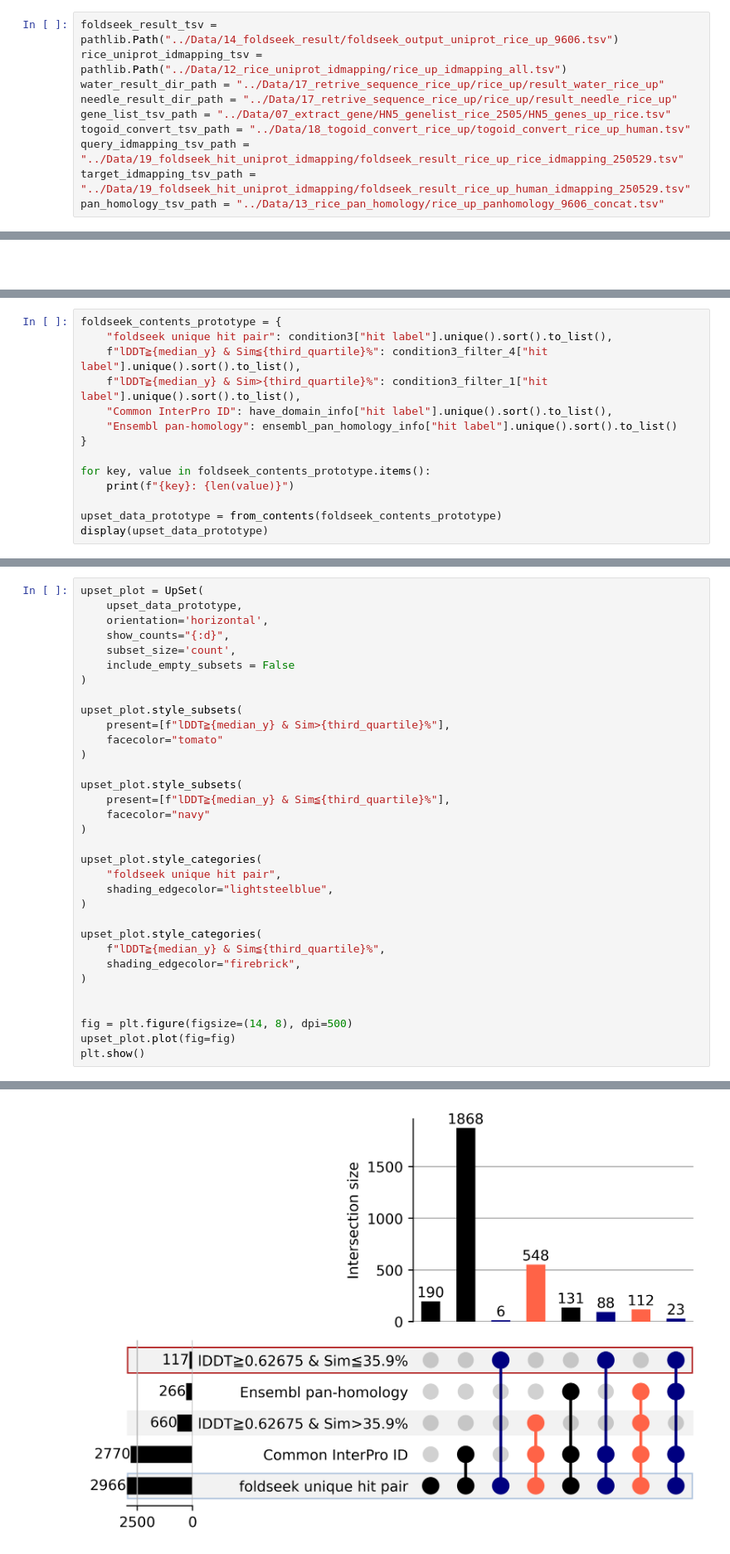
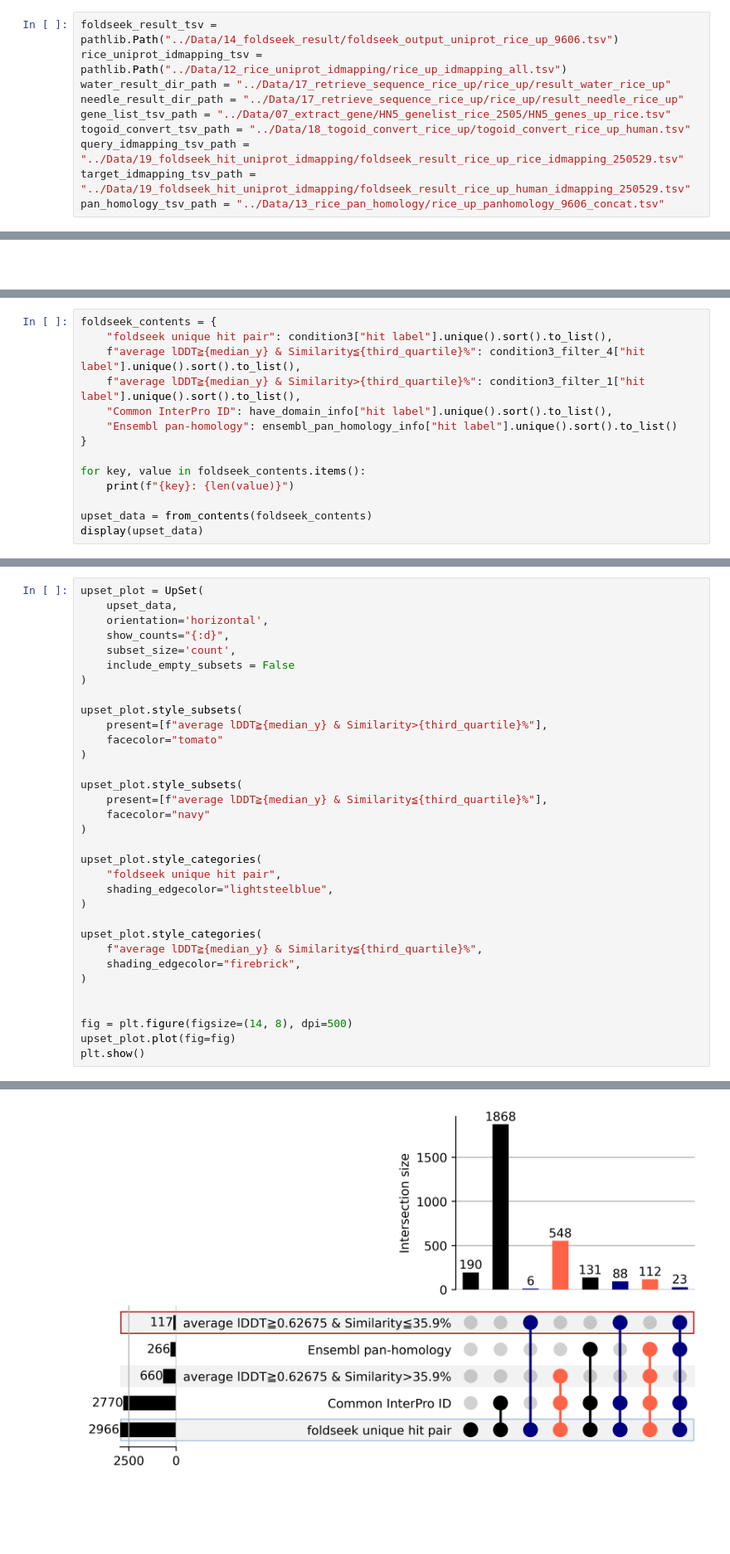
Before and after one commit to yonesora56/HS_rice_analysis, a Jupyter notebook: notebooks/13_foldseek_result_parse_2_up.ipynb, the cells around one changed output, grey strips where cells are left out. Shown at 83% size. Cells and saved outputs as stored; diff of their text form; blank space fills up the shorter version.

```diff
--- a/notebooks/13_foldseek_result_parse_2_up.ipynb
+++ b/notebooks/13_foldseek_result_parse_2_up.ipynb
@@ -23,8 +23,8 @@ Execute Date: 250529
 # %%
 foldseek_result_tsv = pathlib.Path("../Data/14_foldseek_result/foldseek_output_uniprot_rice_up_9606.tsv")
 rice_uniprot_idmapping_tsv = pathlib.Path("../Data/12_rice_uniprot_idmapping/rice_up_idmapping_all.tsv")
-water_result_dir_path = "../Data/17_retrive_sequence_rice_up/rice_up/result_water_rice_up"
-needle_result_dir_path = "../Data/17_retrive_sequence_rice_up/rice_up/result_needle_rice_up"
+water_result_dir_path = "../Data/17_retrieve_sequence_rice_up/rice_up/result_water_rice_up"
+needle_result_dir_path = "../Data/17_retrieve_sequence_rice_up/rice_up/result_needle_rice_up"
 gene_list_tsv_path = "../Data/07_extract_gene/HN5_genelist_rice_2505/HN5_genes_up_rice.tsv"
 togoid_convert_tsv_path = "../Data/18_togoid_convert_rice_up/togoid_convert_rice_up_human.tsv"
 query_idmapping_tsv_path = "../Data/19_foldseek_hit_uniprot_idmapping/foldseek_result_rice_up_rice_idmapping_250529.tsv"
@@ -1677,16 +1443,16 @@ shape: (1_899, 22)
 # %%
-foldseek_contents_prototype = {
+foldseek_contents = {
     "foldseek unique hit pair": condition3["hit label"].unique().sort().to_list(),
-    f"lDDT≧{median_y} & Sim≦{third_quartile}%": condition3_filter_4["hit label"].unique().sort().to_list(),
-    f"lDDT≧{median_y} & Sim>{third_quartile}%": condition3_filter_1["hit label"].unique().sort().to_list(),
+    f"average lDDT≧{median_y} & Similarity≦{third_quartile}%": condition3_filter_4["hit label"].unique().sort().to_list(),
+    f"average lDDT≧{median_y} & Similarity>{third_quartile}%": condition3_filter_1["hit label"].unique().sort().to_list(),
     "Common InterPro ID": have_domain_info["hit label"].unique().sort().to_list(),
     "Ensembl pan-homology": ensembl_pan_homology_info["hit label"].unique().sort().to_list()
 }
 
-for key, value in foldseek_contents_prototype.items():
+for key, value in foldseek_contents.items():
     print(f"{key}: {len(value)}")
 
-upset_data_prototype = from_contents(foldseek_contents_prototype)
-display(upset_data_prototype)
+upset_data = from_contents(foldseek_contents)
+display(upset_data)
 # %% [output]
 foldseek unique hit pair: 2966
@@ -1710,7 +1476,7 @@ Ensembl pan-homology: 266
 2966 rows × 1 columns
 # %%
 upset_plot = UpSet(
-    upset_data_prototype,
+    upset_data,
     orientation='horizontal',
     show_counts="{:d}",
     subset_size='count',
@@ -1718,12 +1484,12 @@ upset_plot = UpSet(
 )
 
 upset_plot.style_subsets(
-    present=[f"lDDT≧{median_y} & Sim>{third_quartile}%"],
+    present=[f"average lDDT≧{median_y} & Similarity>{third_quartile}%"],
     facecolor="tomato"
 )
 
 upset_plot.style_subsets(
-    present=[f"lDDT≧{median_y} & Sim≦{third_quartile}%"],
+    present=[f"average lDDT≧{median_y} & Similarity≦{third_quartile}%"],
     facecolor="navy"
 )
 
@@ -1731,35 +1497,35 @@ upset_plot.style_categories(
     "foldseek unique hit pair",
     shading_edgecolor="lightsteelblue",
 )
 
 upset_plot.style_categories(
-    f"lDDT≧{median_y} & Sim≦{third_quartile}%",
+    f"average lDDT≧{median_y} & Similarity≦{third_quartile}%",
     shading_edgecolor="firebrick",
 )
 
 
 fig = plt.figure(figsize=(14, 8), dpi=500)
 upset_plot.plot(fig=fig)
 plt.show()
 # %% [output]
 The behavior will change in pandas 3.0. This inplace method will never work because the intermediate object on which we are setting values always behaves as a copy.
 
 For example, when doing 'df[col].method(value, inplace=True)', try using 'df.method({col: value}, inplace=True)' or df[col] = df[col].method(value) instead, to perform the operation inplace on the ori ...
 
 
   styles["linewidth"].fillna(1, inplace=True)
 The behavior will change in pandas 3.0. This inplace method will never work because the intermediate object on which we are setting values always behaves as a copy.
 
 For example, when doing 'df[col].method(value, inplace=True)', try using 'df.method({col: value}, inplace=True)' or df[col] = df[col].method(value) instead, to perform the operation inplace on the ori ...
 
 
   styles["facecolor"].fillna(self._facecolor, inplace=True)
 ... (8 lines left out)
 For example, when doing 'df[col].method(value, inplace=True)', try using 'df.method({col: value}, inplace=True)' or df[col] = df[col].method(value) instead, to perform the operation inplace on the ori ...
 
 
   styles["linestyle"].fillna("solid", inplace=True)
-[figure, old version]
+[figure, new version]
 # %%
 # Create legend independently
 legend_elements = [
```
Also changed, not shown: parts of 31 cells of this notebook, 9 other files.
